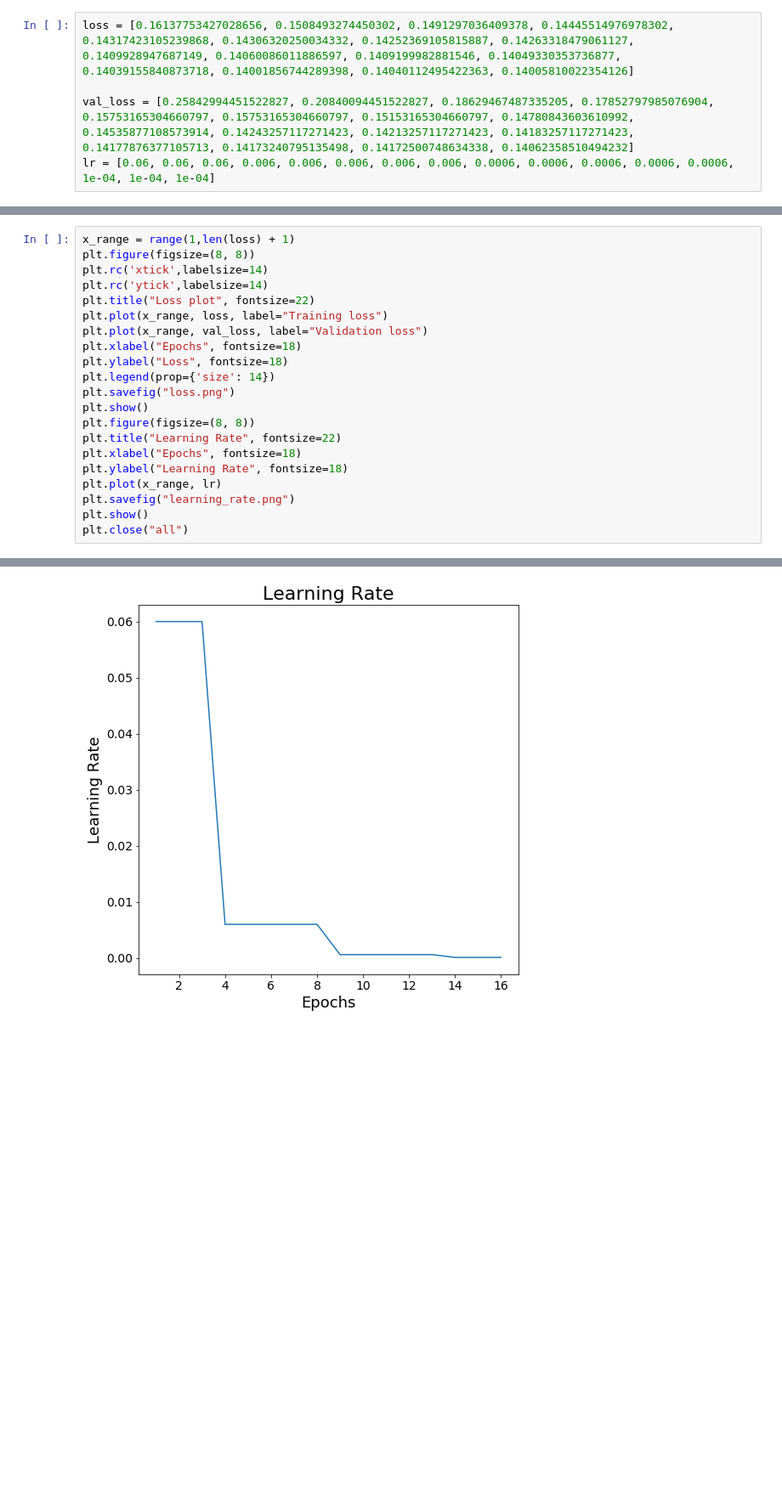
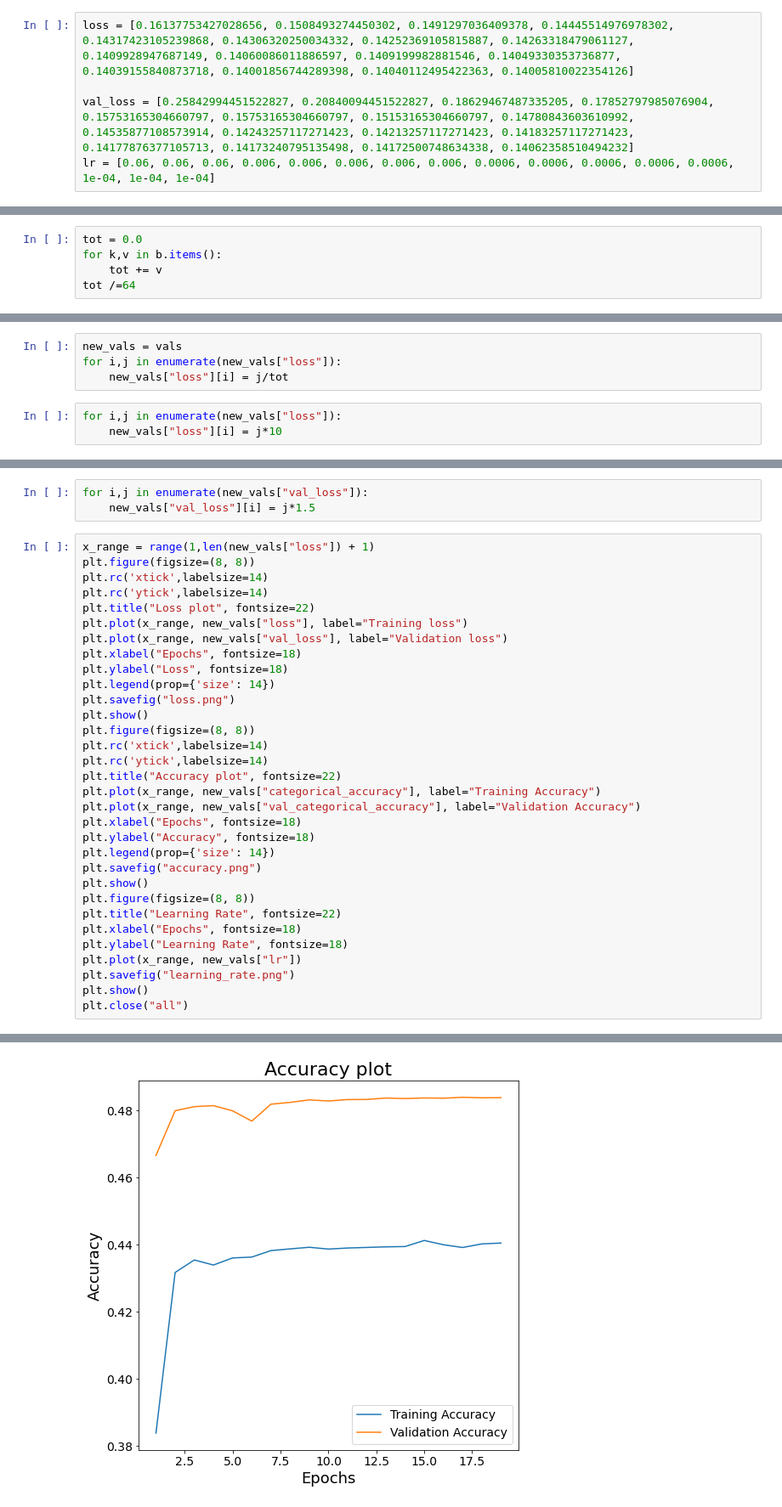
Before and after one commit to khatrishubham88/uncertainty-aware-protein-structure-prediction, a Jupyter notebook: Untitled.ipynb, the cells around one changed output, grey strips where cells are left out. Shown at 85% size. Drawn from its saved outputs; the diff is of its cells as text; blank space fills up the shorter version.

```diff
--- a/Untitled.ipynb
+++ b/Untitled.ipynb
@@ -627,0 +648,5 @@ print(len(val_loss))
+# %%
+tot = 0.0
+for k,v in b.items():
+    tot += v
+tot /=64
@@ -627,0 +661,7 @@ print(len(val_loss))
+# %%
+new_vals = vals
+for i,j in enumerate(new_vals["loss"]):
+    new_vals["loss"][i] = j/tot
+# %%
+for i,j in enumerate(new_vals["loss"]):
+    new_vals["loss"][i] = j*10
@@ -628,21 +690,35 @@ print(len(val_loss))
+# %%
+for i,j in enumerate(new_vals["val_loss"]):
+    new_vals["val_loss"][i] = j*1.5
 # %%
-x_range = range(1,len(loss) + 1)
+x_range = range(1,len(new_vals["loss"]) + 1)
 plt.figure(figsize=(8, 8))
 plt.rc('xtick',labelsize=14)
 plt.rc('ytick',labelsize=14)
 plt.title("Loss plot", fontsize=22)
-plt.plot(x_range, loss, label="Training loss")
-plt.plot(x_range, val_loss, label="Validation loss")
+plt.plot(x_range, new_vals["loss"], label="Training loss")
+plt.plot(x_range, new_vals["val_loss"], label="Validation loss")
 plt.xlabel("Epochs", fontsize=18)
 plt.ylabel("Loss", fontsize=18)
 plt.legend(prop={'size': 14})
 plt.savefig("loss.png")
 plt.show()
 plt.figure(figsize=(8, 8))
+plt.rc('xtick',labelsize=14)
+plt.rc('ytick',labelsize=14)
+plt.title("Accuracy plot", fontsize=22)
+plt.plot(x_range, new_vals["categorical_accuracy"], label="Training Accuracy")
+plt.plot(x_range, new_vals["val_categorical_accuracy"], label="Validation Accuracy")
+plt.xlabel("Epochs", fontsize=18)
+plt.ylabel("Accuracy", fontsize=18)
+plt.legend(prop={'size': 14})
+plt.savefig("accuracy.png")
+plt.show()
+plt.figure(figsize=(8, 8))
 plt.title("Learning Rate", fontsize=22)
 plt.xlabel("Epochs", fontsize=18)
 plt.ylabel("Learning Rate", fontsize=18)
-plt.plot(x_range, lr)
+plt.plot(x_range, new_vals["lr"])
 plt.savefig("learning_rate.png")
 plt.show()
 plt.close("all")
@@ -651 +727 @@ plt.close("all")
-[figure, old version]
+[figure, new version]
```
Also changed, not shown: parts of 9 cells of this notebook.
